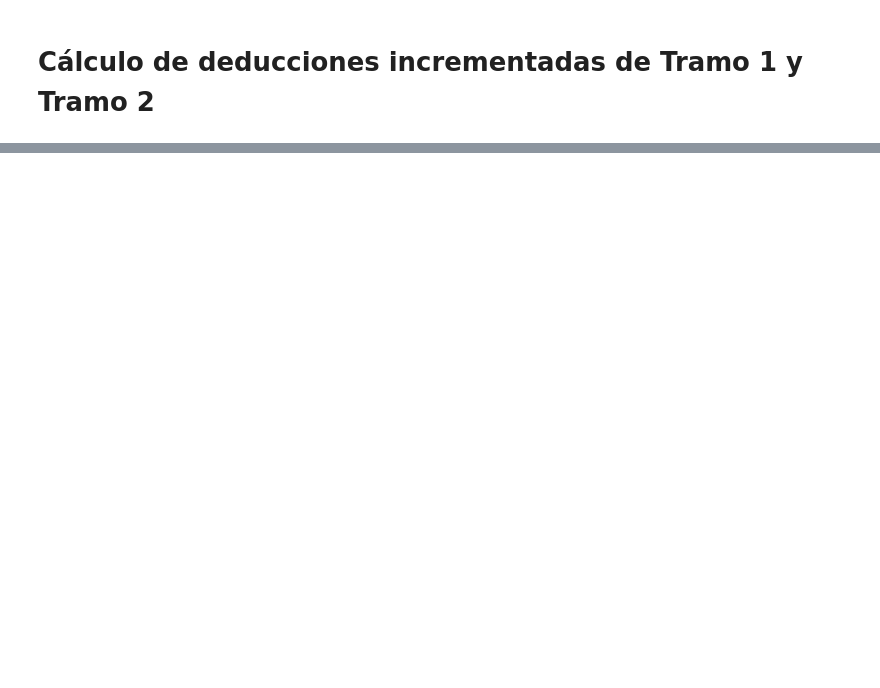
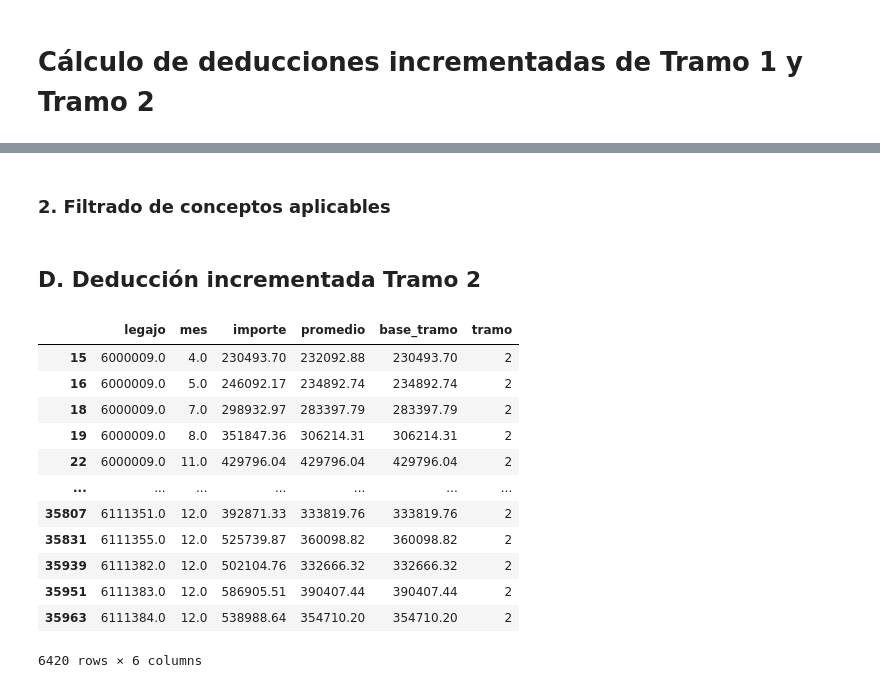
Before and after one commit to casasrodri/ganancias-cuarta-categoria, a Jupyter notebook: 3-Cálculo deducc.ipynb, the cells around one changed output, grey strips where cells are left out. Drawn from its saved outputs; the diff is of its cells as text; code cells hidden in the pictures; blank space fills up the shorter version.

```diff
--- a/3-Cálculo deducc.ipynb
+++ b/3-Cálculo deducc.ipynb
@@ -71,0 +76,10 @@ df
+# %%
+tramos = tabla('bases_tramos')
+legajos_meses_tramo1 = tramos[tramos['tramo'].eq(1)]
+prorrateados = Prorrateos().prorrateados()
+
+prorrateos_aplicables = prorrateados.merge(legajos_meses_tramo1, how='inner', left_on=['legajo', 'mes_pago'], right_on=['legajo', 'mes'])
+prorrateos = prorrateos_aplicables[['legajo', 'CCn', 'mes_x', 'importe_x']].copy()
+prorrateos.rename(columns={'CCn': 'codigo', 'mes_x': 'mes', 'importe_x': 'importe'}, inplace=True)
+
+prorrateos
@@ -71,0 +121,2 @@ df
+# %% [markdown]
+### 2. Filtrado de conceptos aplicables
@@ -71,0 +145,19 @@ df
+# %% [markdown]
+## D. Deducción incrementada Tramo 2
+# %%
+legajos_meses_tramo2 = tramos[tramos['tramo'].eq(2)]
+legajos_meses_tramo2
+# %% [output]
+|  | legajo | mes | importe | promedio | base_tramo | tramo |
+| 15 | 6000009.0 | 4.0 | 230493.70 | 232092.88 | 230493.70 | 2 |
+| 16 | 6000009.0 | 5.0 | 246092.17 | 234892.74 | 234892.74 | 2 |
+| 18 | 6000009.0 | 7.0 | 298932.97 | 283397.79 | 283397.79 | 2 |
+| 19 | 6000009.0 | 8.0 | 351847.36 | 306214.31 | 306214.31 | 2 |
+| 22 | 6000009.0 | 11.0 | 429796.04 | 429796.04 | 429796.04 | 2 |
+| ... | ... | ... | ... | ... | ... | ... |
+| 35807 | 6111351.0 | 12.0 | 392871.33 | 333819.76 | 333819.76 | 2 |
+| 35831 | 6111355.0 | 12.0 | 525739.87 | 360098.82 | 360098.82 | 2 |
+| 35939 | 6111382.0 | 12.0 | 502104.76 | 332666.32 | 332666.32 | 2 |
+| 35951 | 6111383.0 | 12.0 | 586905.51 | 390407.44 | 390407.44 | 2 |
+| 35963 | 6111384.0 | 12.0 | 538988.64 | 354710.20 | 354710.20 | 2 |
+6420 rows × 6 columns
```
Also changed, not shown: parts of 31 cells of this notebook, 8 other files.
